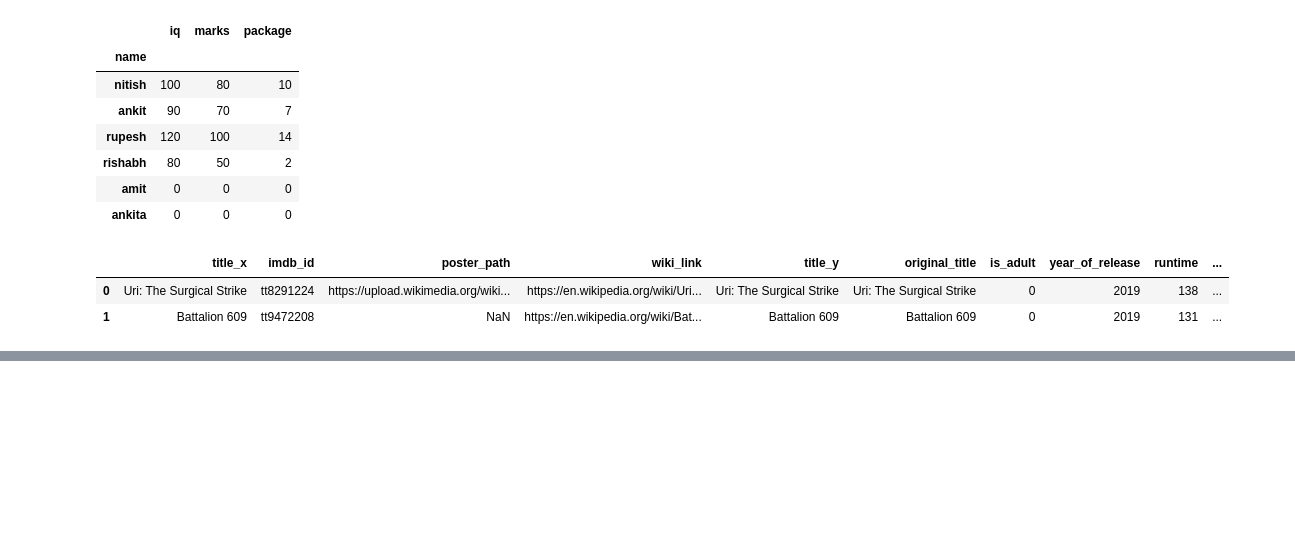
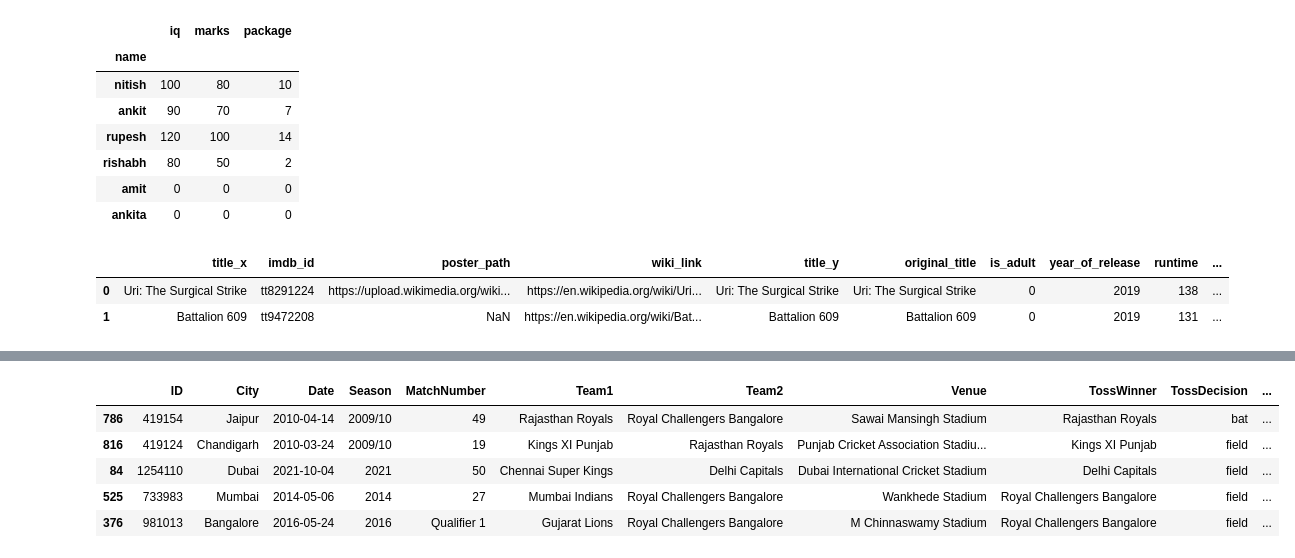
Before and after one commit to sunildsde77/dsdepractice, a Jupyter notebook: Dsdepractice.ipynb, the cells around one changed output, grey strips where cells are left out. Saved outputs shown, nothing was run; the diff lists cells and outputs as text; code cells hidden in the pictures; blank space fills up the shorter version.

```diff
--- a/Dsdepractice.ipynb
+++ b/Dsdepractice.ipynb
@@ -69,3 +69,5 @@ movies.head(2)
 |  | title_x | imdb_id | poster_path | wiki_link | title_y | original_title | is_adult | year_of_release | runtime | ... |
 | 0 | Uri: The Surgical Strike | tt8291224 | https://upload.wikimedia.org/wiki... | https://en.wikipedia.org/wiki/Uri... | Uri: The Surgical Strike | Uri: The Surgical Strike | 0 | 2019 | 138 | ... |
 | 1 | Battalion 609 | tt9472208 | NaN | https://en.wikipedia.org/wiki/Bat... | Battalion 609 | Battalion 609 | 0 | 2019 | 131 | ... |
+# %%
+ipl = pd.read_csv('Datasets\ipl-matches.csv')
@@ -71,0 +105,9 @@ movies.head(2)
+# %%
+ipl.sample(5)
+# %% [output]
+|  | ID | City | Date | Season | MatchNumber | Team1 | Team2 | Venue | TossWinner | TossDecision | ... |
+| 786 | 419154 | Jaipur | 2010-04-14 | 2009/10 | 49 | Rajasthan Royals | Royal Challengers Bangalore | Sawai Mansingh Stadium | Rajasthan Royals | bat | ... |
+| 816 | 419124 | Chandigarh | 2010-03-24 | 2009/10 | 19 | Kings XI Punjab | Rajasthan Royals | Punjab Cricket Association Stadiu... | Kings XI Punjab | field | ... |
+| 84 | 1254110 | Dubai | 2021-10-04 | 2021 | 50 | Chennai Super Kings | Delhi Capitals | Dubai International Cricket Stadium | Delhi Capitals | field | ... |
+| 525 | 733983 | Mumbai | 2014-05-06 | 2014 | 27 | Mumbai Indians | Royal Challengers Bangalore | Wankhede Stadium | Royal Challengers Bangalore | field | ... |
+| 376 | 981013 | Bangalore | 2016-05-24 | 2016 | Qualifier 1 | Gujarat Lions | Royal Challengers Bangalore | M Chinnaswamy Stadium | Royal Challengers Bangalore | field | ... |
```
Also changed, not shown: parts of 78 cells of this notebook.
